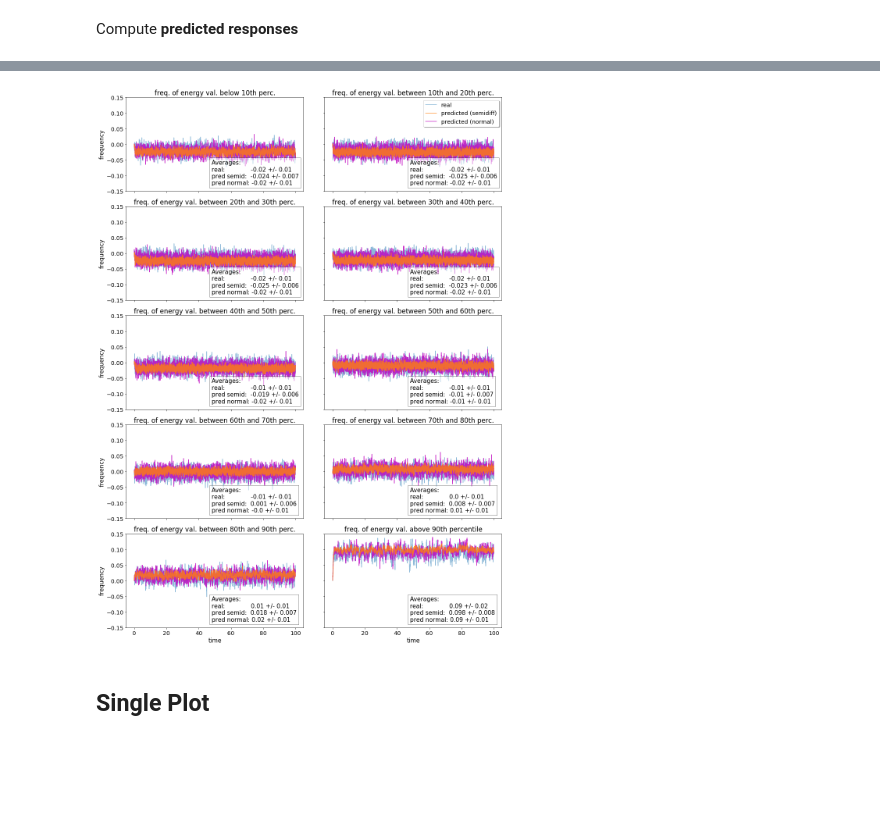
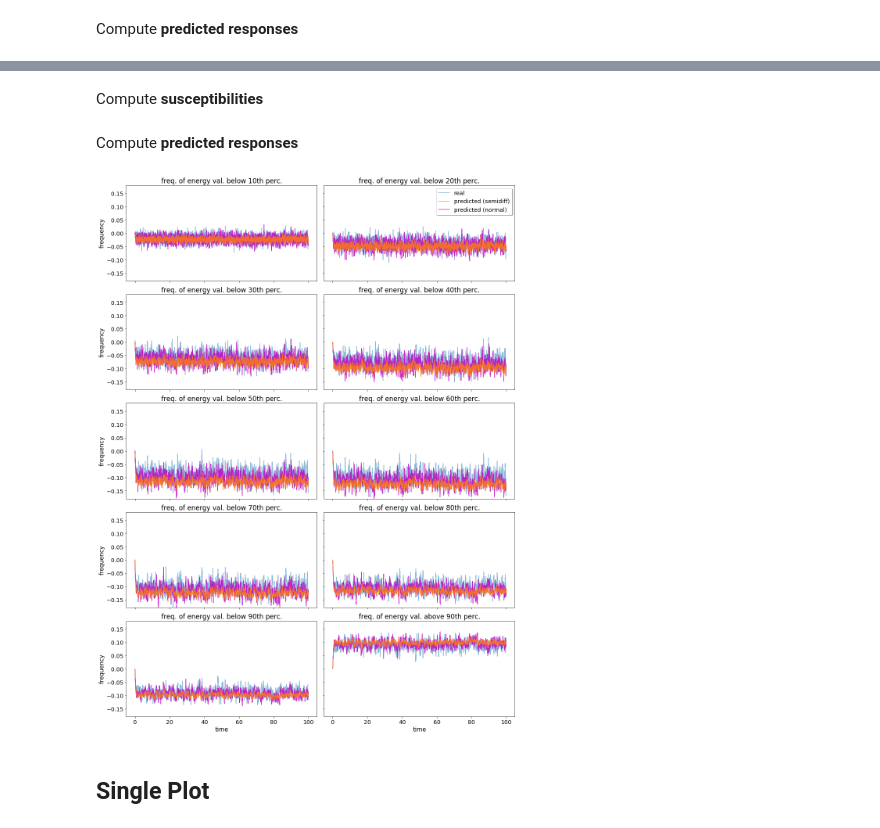
Before and after one commit to mcucchi9/exotic, a Jupyter notebook: notebooks/predictions_step_plot.ipynb, the cells around one changed output, grey strips where cells are left out. Drawn from its saved outputs; the diff is of its cells as text; code cells hidden in the pictures; blank space fills up the shorter version.

```diff
--- a/notebooks/predictions_step_plot.ipynb
+++ b/notebooks/predictions_step_plot.ipynb
@@ -63,0 +129,5 @@ for obs in obs_all:
+# %%
+obs_all = ['energy_bin_0.0q_{}q'.format(str(np.round(quant + 0.1, 1))) for quant in np.arange(0, 0.9, 0.1)]
+obs_all.append('energy_exceed_0.9q')
+# %% [markdown]
+Compute **susceptibilities**
@@ -64,19 +143,37 @@ for obs in obs_all:
+# %% [markdown]
+Compute **predicted responses**
+# %%
+resp_real = {}
+resp_pred_semidiff = {}
+resp_pred_normal = {}
+for obs in obs_all:
+    resp_real[obs] = xr.open_dataarray(
+        '/home/cucchi/phd/data/response/lorenz96/rk4/{f}/response_lorenz96_rk4_{o}_{f}.nc'.format(
+            o=obs,
+            f=forcing
+        )
+    )
+    resp_pred_semidiff[obs] = analysis.compute_response(chi_semidiff[obs], forcings.StepForcing(
+        force_intensity_delta=force_intensity_delta
+    ))
+    resp_pred_normal[obs] = analysis.compute_response(chi_normal[obs], forcings.StepForcing(
+        force_intensity_delta=force_intensity_delta
+    ))
 # %%
 fig, ax = plt.subplots(5, 2, sharex='all', sharey='all', figsize=(15, 20))
 
 titles = [
     'freq. of energy val. below 10th perc.',
-    'freq. of energy val. between 10th and 20th perc.',
-    'freq. of energy val. between 20th and 30th perc.',
-    'freq. of energy val. between 30th and 40th perc.',
-    'freq. of energy val. between 40th and 50th perc.',
-    'freq. of energy val. between 50th and 60th perc.',
-    'freq. of energy val. between 60th and 70th perc.',
-    'freq. of energy val. between 70th and 80th perc.',
-    'freq. of energy val. between 80th and 90th perc.',
-    'freq. of energy val. above 90th percentile',
+    'freq. of energy val. below 20th perc.',
+    'freq. of energy val. below 30th perc.',
+    'freq. of energy val. below 40th perc.',
+    'freq. of energy val. below 50th perc.',
+    'freq. of energy val. below 60th perc.',
+    'freq. of energy val. below 70th perc.',
+    'freq. of energy val. below 80th perc.',
+    'freq. of energy val. below 90th perc.',
+    'freq. of energy val. above 90th perc.',
 ]
-
 k = 0
 for i in range(5):
     for j in range(2):
@@ -84,42 +181,46 @@ for i in range(5):
         l3, = ax[i, j].plot(np.arange(0, 100, 0.01), resp_pred_normal[obs_all[k]][0:10000], alpha=0.8, color='m')
         l2, = ax[i, j].plot(np.arange(0, 100, 0.01), resp_pred_semidiff[obs_all[k]][0:10000], alpha=0.8)
         ax[i, j].set_title(titles[k], size=17)
-        ax[i, j].set_ylim([-0.15, 0.15])
+        ax[i, j].set_ylim([-0.18, 0.18])
         ax[i, j].tick_params(labelsize='x-large')
         std_real = resp_real[obs_all[k]].std().values
         avg_real = resp_real[obs_all[k]].mean().values
         sig_digit_real = -math.floor(math.log10(std_real))
         std_pred_normal = resp_pred_normal[obs_all[k]][0:10000].std()
         avg_pred_normal = resp_pred_normal[obs_all[k]][0:10000].mean()
         sig_digit_pred_normal = -math.floor(math.log10(std_pred_normal))
         std_pred_semidiff = resp_pred_semidiff[obs_all[k]][0:10000].std()
         avg_pred_semidiff = resp_pred_semidiff[obs_all[k]][0:10000].mean()
         sig_digit_pred_semidiff = -math.floor(math.log10(std_pred_semidiff))
+        """
         ax[i, j].text(48, -0.13,
                       'Averages:\nreal:              {} +/- {}\npred semid:  {} +/- {}\npred normal: {} +/- {}'.format(
                           round(float(avg_real), sig_digit_real),
                           round(float(std_real), sig_digit_real),
                           round(float(avg_pred_semidiff), sig_digit_pred_semidiff),
                           round(float(std_pred_semidiff), sig_digit_pred_semidiff),
                           round(float(avg_pred_normal), sig_digit_pred_normal),
                           round(float(std_pred_normal), sig_digit_pred_normal),
                       ),
                       size = 15,
                       bbox={'facecolor':'white', 'pad':5, 'alpha':0.5}
                      )
+        """
         if k==1:
             ax[i, j].legend((l1, l2, l3), ('real', 'predicted (semidiff)', 'predicted (normal)'), loc='upper right', shadow=True, fontsize='x-large')
         if not j%2:
             ax[i, j].set_ylabel('frequency', size=15)
         if i==4:
             ax[i, j].set_xlabel('time', size=15)
 
         k += 1
 
 plt.tight_layout()
-plt.savefig('/home/cucchi/phd/devel/phd/logbook/fig/pred_bin_S_30.png')
+plt.savefig('/home/cucchi/phd/devel/phd/logbook/fig/pred_below_S_{}.png'.format(
+    str(force_intensity_delta).replace('.','')
+))
 # %% [output]
-[figure, old version]
+[figure, new version]
 # %% [markdown]
 ## Single Plot
 # %%
```
Also changed, not shown: parts of 6 cells of this notebook, 2 other files.
